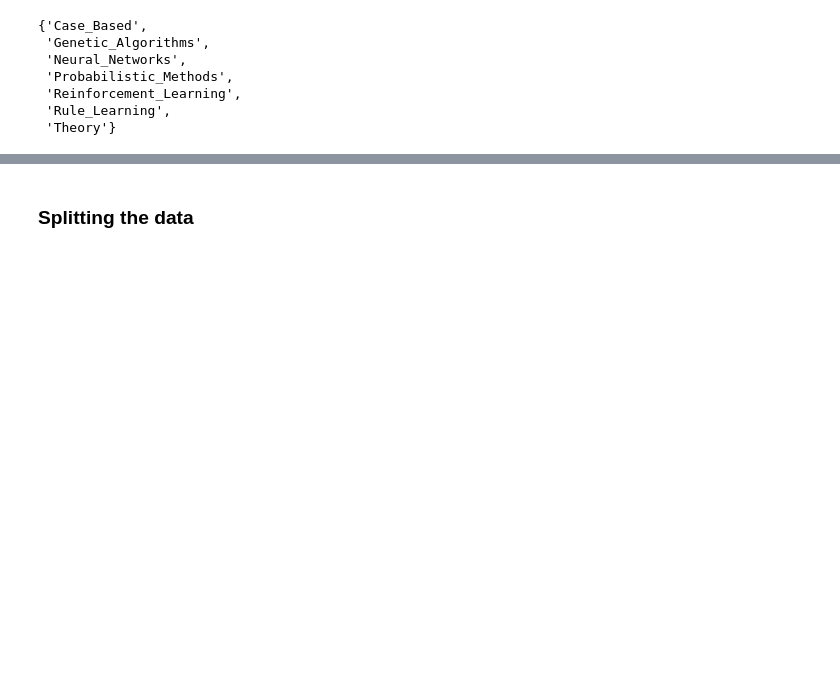
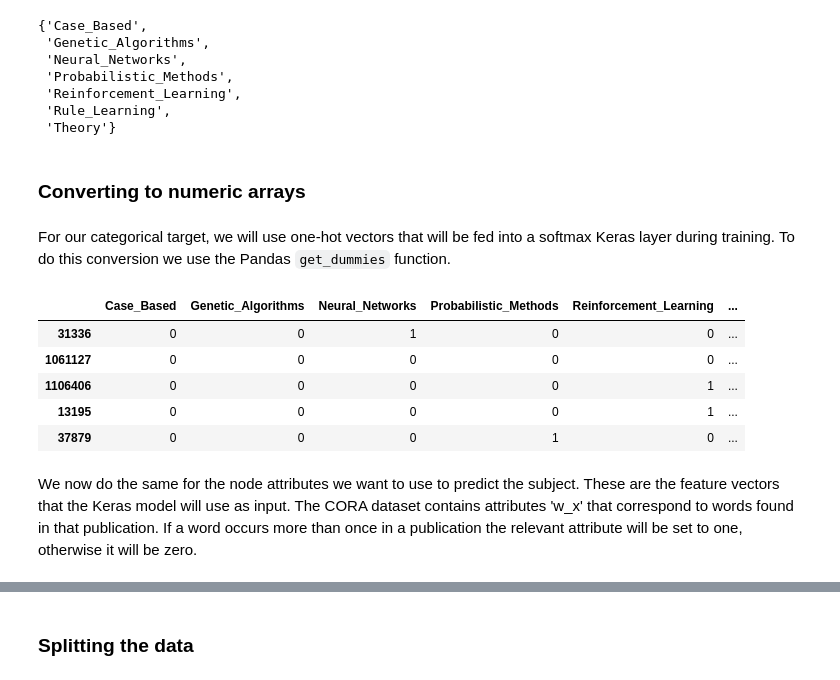
Before and after one commit to stellargraph/stellar-practical-ml-on-graphs, a Jupyter notebook: notebooks/gcn-node-classification.ipynb, the cells around one changed output, grey strips where cells are left out. Cells and saved outputs as stored; diff of their text form; code cells hidden in the pictures; blank space fills up the shorter version.

```diff
--- a/notebooks/gcn-node-classification.ipynb
+++ b/notebooks/gcn-node-classification.ipynb
@@ -78,10 +67,7 @@ Load the features and subject for the nodes
 # %%
 feature_names = ["w_{}".format(ii) for ii in range(1433)]
 column_names =  feature_names + ["subject"]
-node_data = pd.read_table(os.path.join(data_dir, "cora.content"), header=None, names=column_names)
+node_data = pd.read_csv(os.path.join(data_dir, "cora.content"), sep='\t', header=None, names=column_names)
-# %%
-node_data.index = node_data.index.map(str)
-node_data = node_data[node_data.index.isin(list(g_nx.nodes()))]
 # %% [markdown]
 We aim to train a graph-ML model that will predict the "subject" attribute on the nodes. These subjects are one of 7 categories:
 # %%
@@ -94,3 +80,20 @@ set(node_data["subject"])
  'Reinforcement_Learning',
  'Rule_Learning',
  'Theory'}
+# %% [markdown]
+### Converting to numeric arrays
+# %% [markdown]
+For our categorical target, we will use one-hot vectors that will be fed into a softmax Keras layer during training. To do this conversion we use the Pandas `get_dummies` function.
+# %%
+node_targets = pd.get_dummies(node_data["subject"])
+# %%
+node_targets.head()
+# %% [output]
+|  | Case_Based | Genetic_Algorithms | Neural_Networks | Probabilistic_Methods | Reinforcement_Learning | ... |
+| 31336 | 0 | 0 | 1 | 0 | 0 | ... |
+| 1061127 | 0 | 0 | 0 | 0 | 0 | ... |
+| 1106406 | 0 | 0 | 0 | 0 | 1 | ... |
+| 13195 | 0 | 0 | 0 | 0 | 1 | ... |
+| 37879 | 0 | 0 | 0 | 1 | 0 | ... |
+# %% [markdown]
+We now do the same for the node attributes we want to use to predict the subject. These are the feature vectors that the Keras model will use as input. The CORA dataset contains attributes 'w_x' that correspond to words found in that publication. If a word occurs more than once in a publication the relevant attribute will be set to one, otherwise it will be zero.
```
Also changed, not shown: parts of 58 cells of this notebook.
